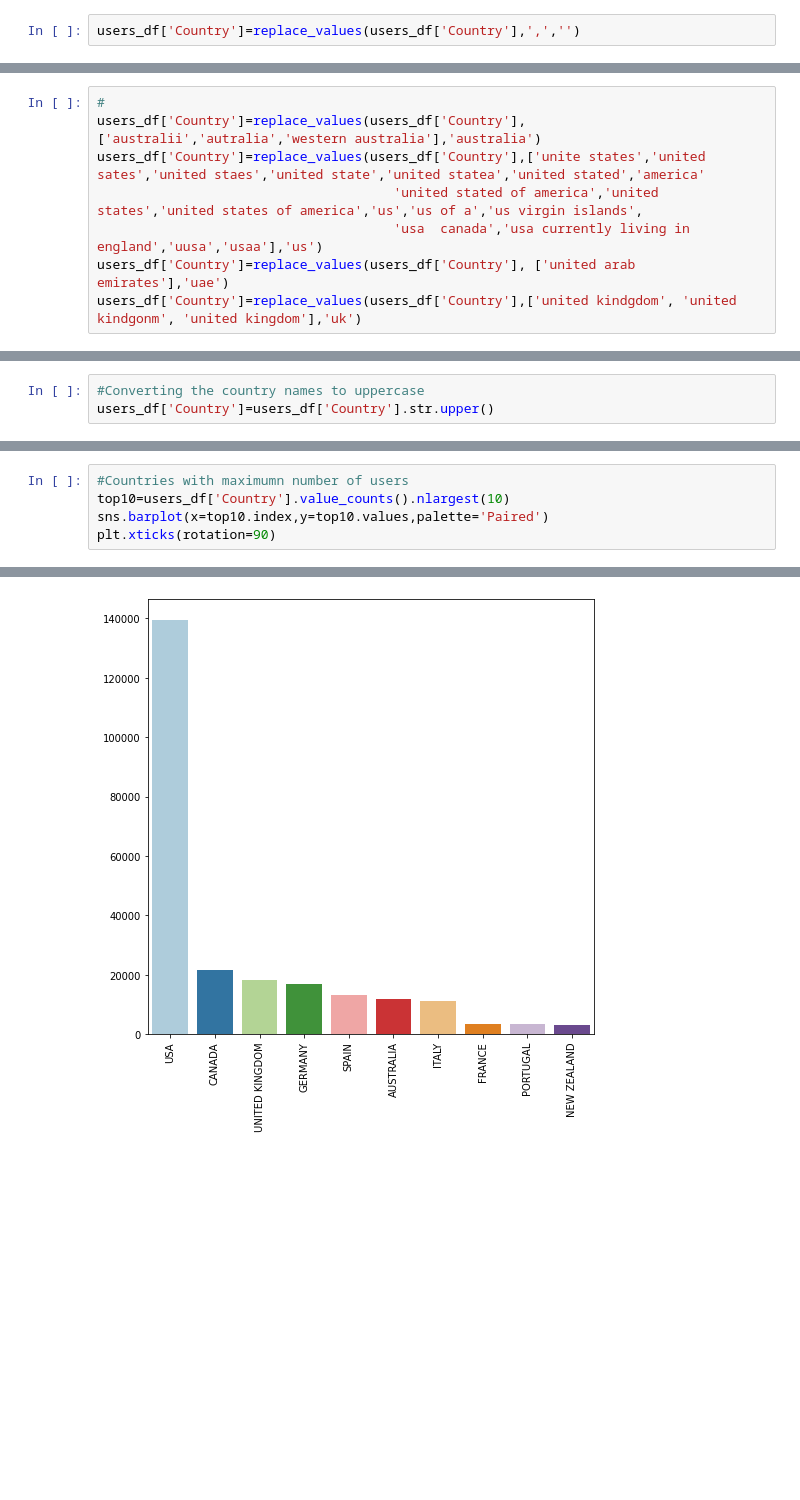
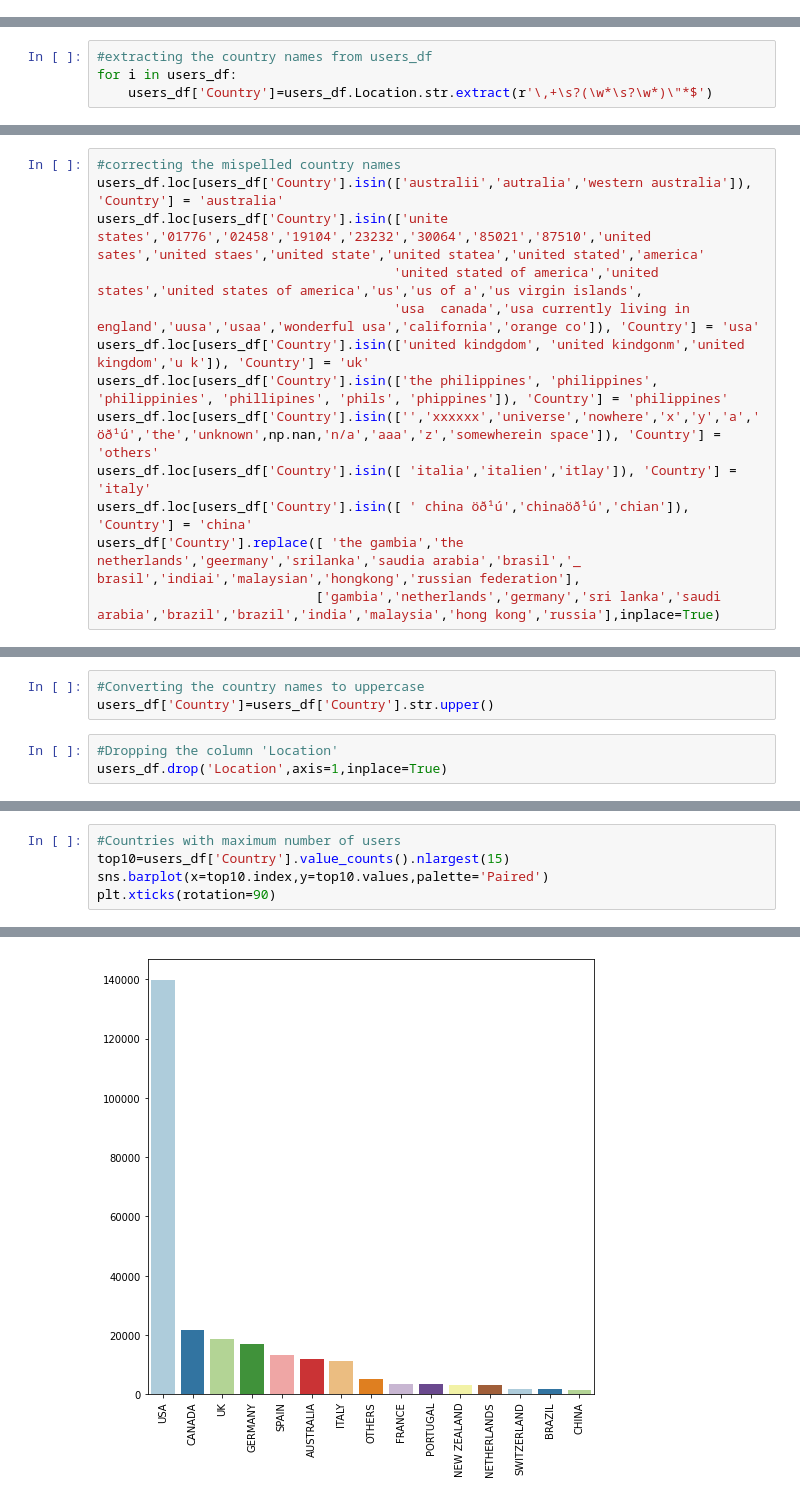
Before and after one commit to RadhikaRM/Bookrecommendersystem, a Jupyter notebook: Book_Recommender_System.ipynb, the cells around one changed output, grey strips where cells are left out. Cells and saved outputs as stored; diff of their text form; blank space fills up the shorter version.

```diff
--- a/Book_Recommender_System.ipynb
+++ b/Book_Recommender_System.ipynb
@@ -194,2 +353,0 @@ Name: Country, Length: 3334, dtype: int64
-# %%
-users_df['Country']=replace_values(users_df['Country'],',','')
@@ -215,0 +354,4 @@ set(users_df['Country'])
+# %%
+#extracting the country names from users_df
+for i in users_df:
+    users_df['Country']=users_df.Location.str.extract(r'\,+\s?(\w*\s?\w*)\"*$')
@@ -216,8 +379,13 @@ set(users_df['Country'])
 # %%
-#
-users_df['Country']=replace_values(users_df['Country'],['australii','autralia','western australia'],'australia')
-users_df['Country']=replace_values(users_df['Country'],['unite states','united sates','united staes','united state','united statea','united stated','america'
+#correcting the mispelled country names
+users_df.loc[users_df['Country'].isin(['australii','autralia','western australia']), 'Country'] = 'australia'
+users_df.loc[users_df['Country'].isin(['unite states','01776','02458','19104','23232','30064','85021','87510','united sates','united staes','united state','united statea','united stated','america'
                                       'united stated of america','united states','united states of america','us','us of a','us virgin islands',
-                                      'usa  canada','usa currently living in england','uusa','usaa'],'us')
-users_df['Country']=replace_values(users_df['Country'], ['united arab emirates'],'uae')
-users_df['Country']=replace_values(users_df['Country'],['united kindgdom', 'united kindgonm', 'united kingdom'],'uk')
+                                      'usa  canada','usa currently living in england','uusa','usaa','wonderful usa','california','orange co']), 'Country'] = 'usa'
+users_df.loc[users_df['Country'].isin(['united kindgdom', 'united kindgonm','united kingdom','u k']), 'Country'] = 'uk'
+users_df.loc[users_df['Country'].isin(['the philippines', 'philippines', 'philippinies', 'phillipines', 'phils', 'phippines']), 'Country'] = 'philippines'
+users_df.loc[users_df['Country'].isin(['','xxxxxx','universe','nowhere','x','y','a','öð¹ú','the','unknown',np.nan,'n/a','aaa','z','somewherein space']), 'Country'] = 'others'
+users_df.loc[users_df['Country'].isin([ 'italia','italien','itlay']), 'Country'] = 'italy'
+users_df.loc[users_df['Country'].isin([ ' china öð¹ú','chinaöð¹ú','chian']), 'Country'] = 'china'
+users_df['Country'].replace([ 'the gambia','the netherlands','geermany','srilanka','saudia arabia','brasil','_ brasil','indiai','malaysian','hongkong','russian federation'],
+                            ['gambia','netherlands','germany','sri lanka','saudi arabia','brazil','brazil','india','malaysia','hong kong','russia'],inplace=True)
@@ -244,3 +392,6 @@ Name: Country, dtype: int64
 # %%
 #Converting the country names to uppercase
 users_df['Country']=users_df['Country'].str.upper()
+# %%
+#Dropping the column 'Location'
+users_df.drop('Location',axis=1,inplace=True)
@@ -247,6 +809,6 @@ users_df['Country']=users_df['Country'].str.upper()
 # %%
-#Countries with maximumn number of users
-top10=users_df['Country'].value_counts().nlargest(10)
+#Countries with maximum number of users
+top10=users_df['Country'].value_counts().nlargest(15)
 sns.barplot(x=top10.index,y=top10.values,palette='Paired')
 plt.xticks(rotation=90)
 # %% [output]
@@ -255 +817 @@ plt.xticks(rotation=90)
-[figure, old version]
+[figure, new version]
```
Also changed, not shown: parts of 96 cells of this notebook.
